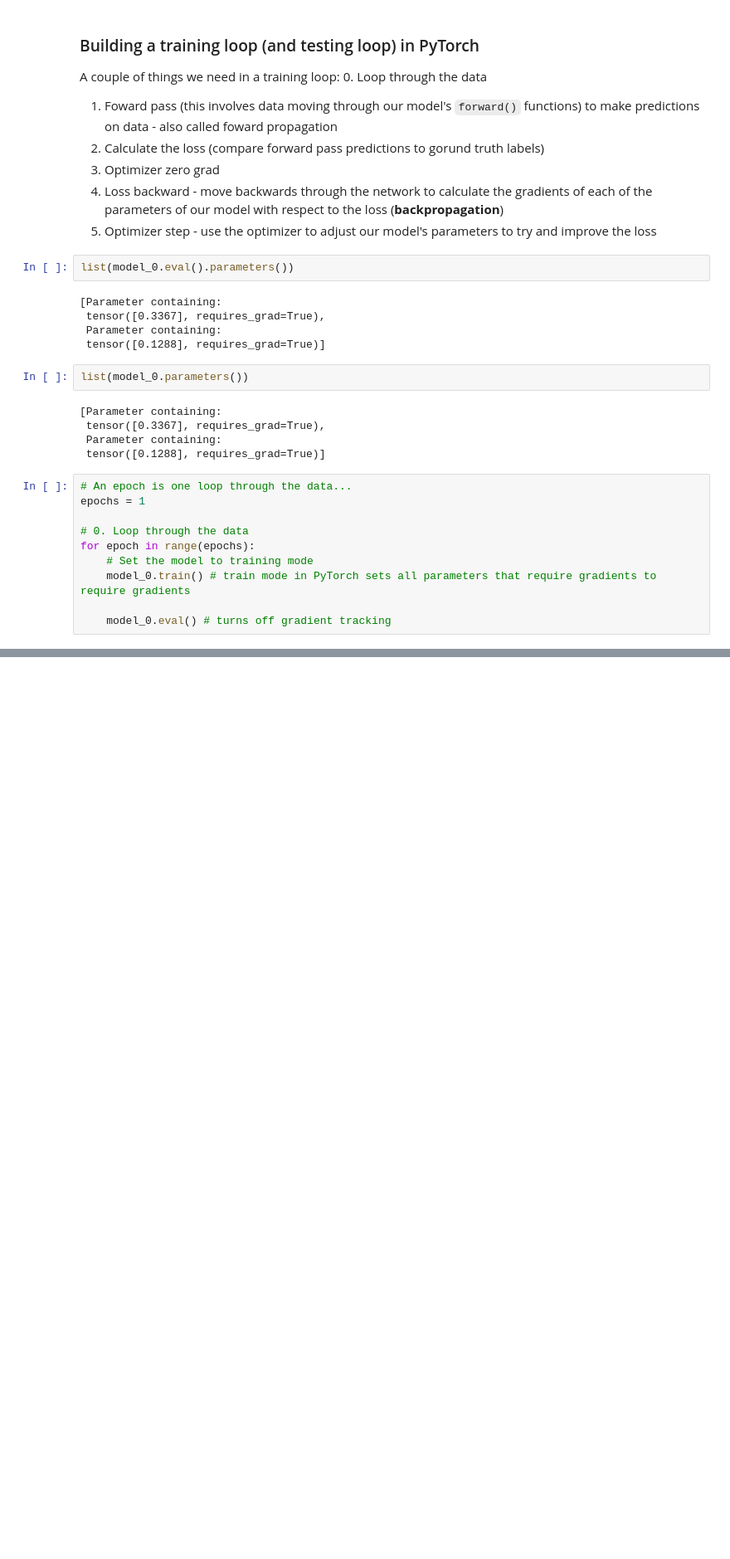
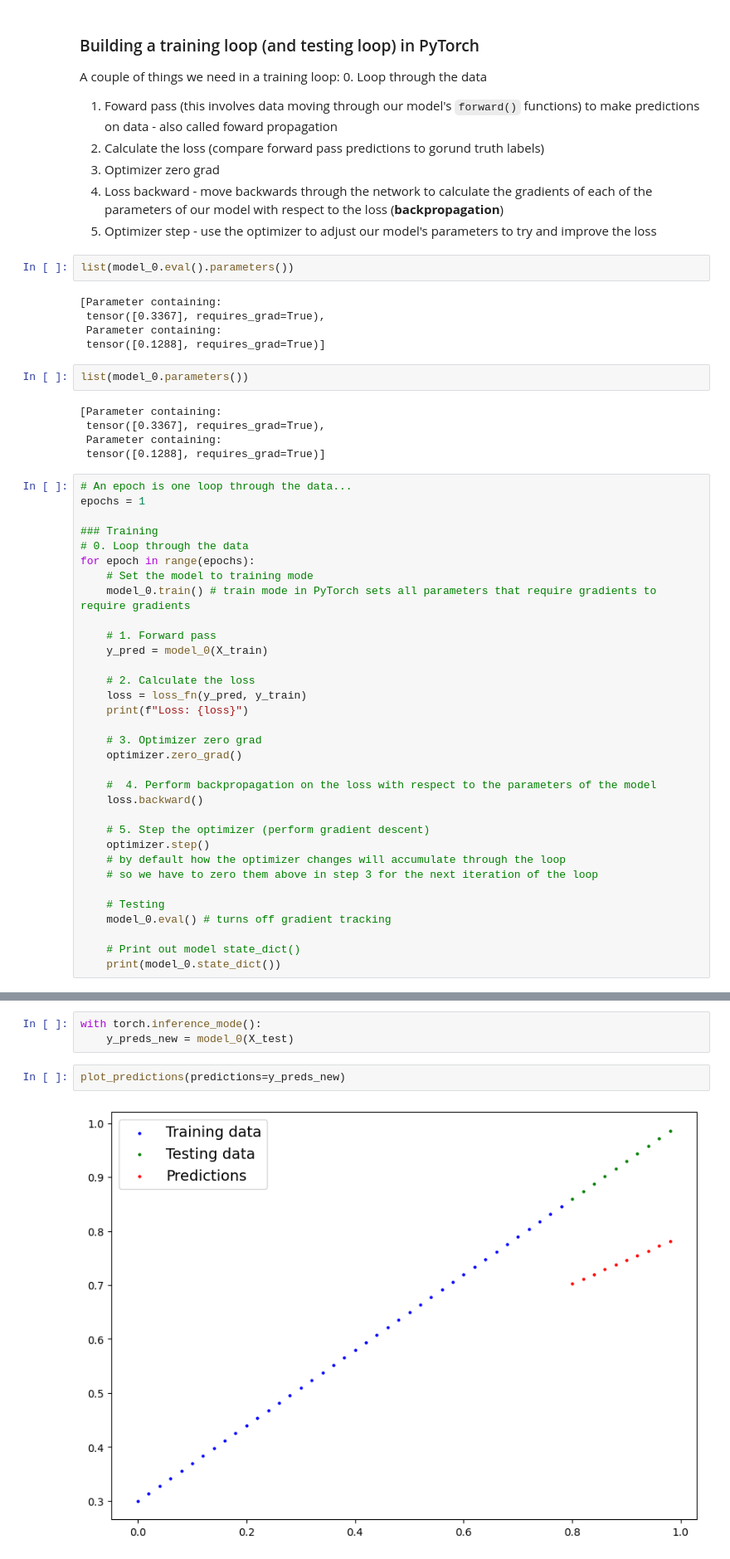
Before and after one commit to andrewc01/PyTorch-study, a Jupyter notebook: Code/01_pytorch_workflow.ipynb, the cells around one changed output, grey strips where cells are left out. Shown: that part at 83% size. Drawn from its saved outputs; the diff is of its cells as text; blank space fills up the shorter version.

```diff
--- a/Code/01_pytorch_workflow.ipynb
+++ b/Code/01_pytorch_workflow.ipynb
@@ -276,9 +276,32 @@ list(model_0.parameters())
 # An epoch is one loop through the data...
 epochs = 1
 
+### Training
 # 0. Loop through the data
 for epoch in range(epochs):
     # Set the model to training mode
     model_0.train() # train mode in PyTorch sets all parameters that require gradients to require gradients
 
+    # 1. Forward pass
+    y_pred = model_0(X_train)
+
+    # 2. Calculate the loss
+    loss = loss_fn(y_pred, y_train)
+    print(f"Loss: {loss}")
+
+    # 3. Optimizer zero grad
+    optimizer.zero_grad()
+
+    #  4. Perform backpropagation on the loss with respect to the parameters of the model
+    loss.backward()
+
+    # 5. Step the optimizer (perform gradient descent)
+    optimizer.step()
+    # by default how the optimizer changes will accumulate through the loop
+    # so we have to zero them above in step 3 for the next iteration of the loop
+
+    # Testing
     model_0.eval() # turns off gradient tracking
+
+    # Print out model state_dict()
+    print(model_0.state_dict())
@@ -284,0 +311,7 @@ for epoch in range(epochs):
+# %%
+with torch.inference_mode():
+    y_preds_new = model_0(X_test)
+# %%
+plot_predictions(predictions=y_preds_new)
+# %% [output]
+[figure, added]
```
Also changed, not shown: parts of 1 cell of this notebook, 1 other file.
